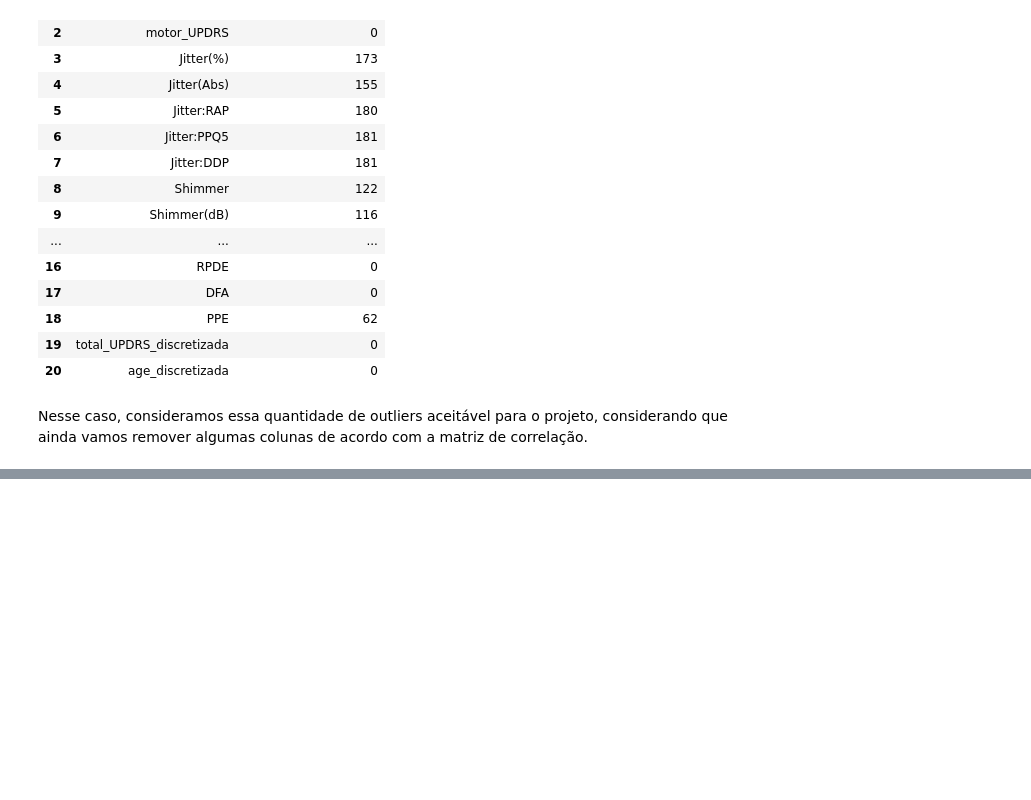
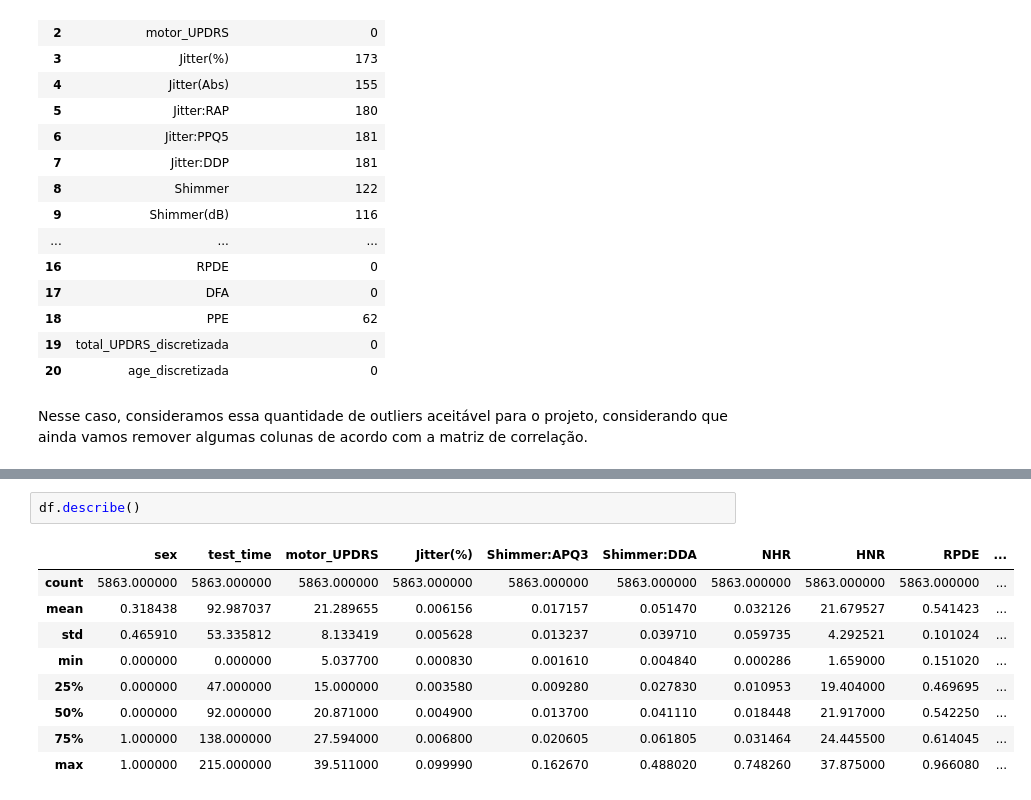
Before and after one commit to KacioSilva/ProjetoAM, a Jupyter notebook: Prova_AM.ipynb, the cells around one changed output, grey strips where cells are left out. Cells and saved outputs as stored; diff of their text form; blank space fills up the shorter version.

```diff
--- a/Prova_AM.ipynb
+++ b/Prova_AM.ipynb
@@ -879,0 +933,12 @@ Nesse caso, consideramos essa quantidade de outliers aceitável para o projeto,
+# %%
+df.describe()
+# %% [output]
+|  | sex | test_time | motor_UPDRS | Jitter(%) | Shimmer:APQ3 | Shimmer:DDA | NHR | HNR | RPDE | ... |
+| count | 5863.000000 | 5863.000000 | 5863.000000 | 5863.000000 | 5863.000000 | 5863.000000 | 5863.000000 | 5863.000000 | 5863.000000 | ... |
+| mean | 0.318438 | 92.987037 | 21.289655 | 0.006156 | 0.017157 | 0.051470 | 0.032126 | 21.679527 | 0.541423 | ... |
+| std | 0.465910 | 53.335812 | 8.133419 | 0.005628 | 0.013237 | 0.039710 | 0.059735 | 4.292521 | 0.101024 | ... |
+| min | 0.000000 | 0.000000 | 5.037700 | 0.000830 | 0.001610 | 0.004840 | 0.000286 | 1.659000 | 0.151020 | ... |
+| 25% | 0.000000 | 47.000000 | 15.000000 | 0.003580 | 0.009280 | 0.027830 | 0.010953 | 19.404000 | 0.469695 | ... |
+| 50% | 0.000000 | 92.000000 | 20.871000 | 0.004900 | 0.013700 | 0.041110 | 0.018448 | 21.917000 | 0.542250 | ... |
+| 75% | 1.000000 | 138.000000 | 27.594000 | 0.006800 | 0.020605 | 0.061805 | 0.031464 | 24.445500 | 0.614045 | ... |
+| max | 1.000000 | 215.000000 | 39.511000 | 0.099990 | 0.162670 | 0.488020 | 0.748260 | 37.875000 | 0.966080 | ... |
```
Also changed, not shown: parts of 14 cells of this notebook.
